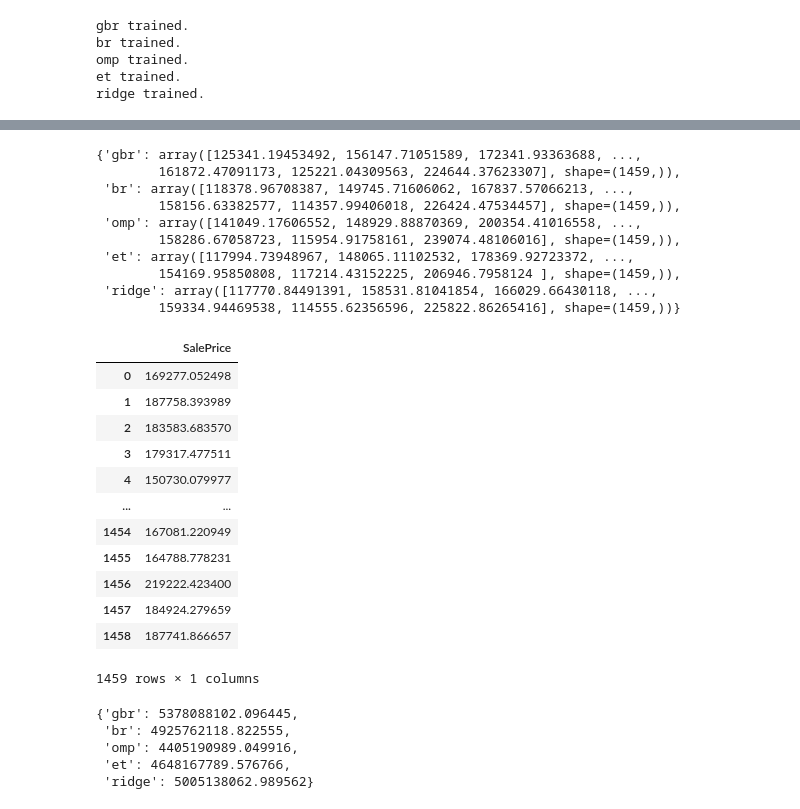
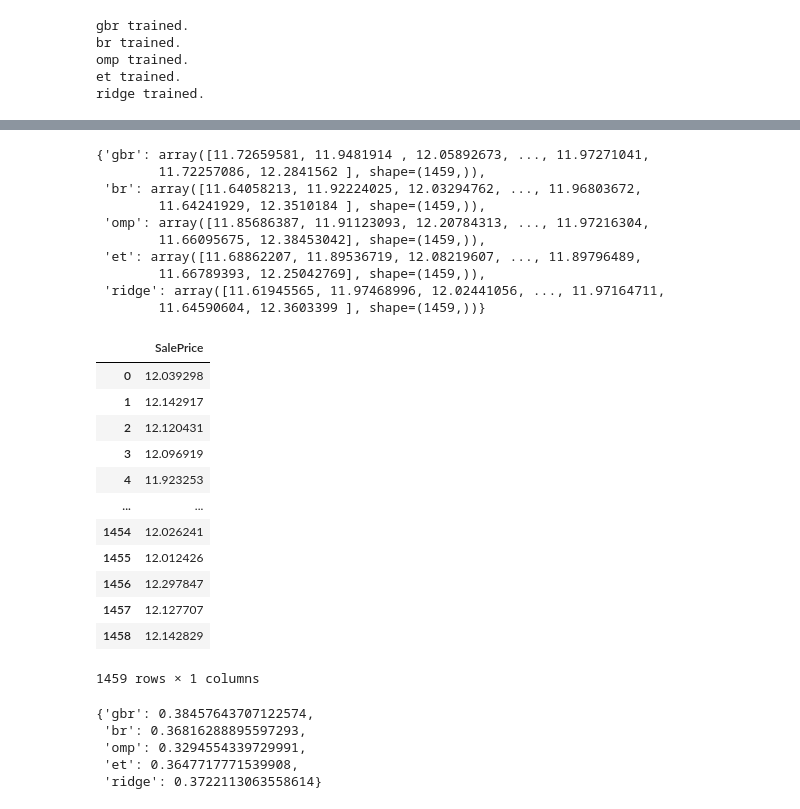
Before and after one commit to petermok-1213/house-price-regression, a Jupyter notebook: ipynb/random_forest_regression.ipynb, the cells around one changed output, grey strips where cells are left out. Saved outputs shown, nothing was run; the diff lists cells and outputs as text; code cells hidden in the pictures.

```diff
--- a/ipynb/random_forest_regression.ipynb
+++ b/ipynb/random_forest_regression.ipynb
@@ -731,40 +721,41 @@ X_test
 # %%
-y_preds = {name: np.exp(model.predict(X_test)) for name, model in models.items() }
+y_preds = {name: model.predict(X_test) for name, model in models.items() }
 y_preds
 # %% [output]
-{'gbr': array([125341.19453492, 156147.71051589, 172341.93363688, ...,
-        161872.47091173, 125221.04309563, 224644.37623307], shape=(1459,)),
- 'br': array([118378.96708387, 149745.71606062, 167837.57066213, ...,
-        158156.63382577, 114357.99406018, 226424.47534457], shape=(1459,)),
- 'omp': array([141049.17606552, 148929.88870369, 200354.41016558, ...,
-        158286.67058723, 115954.91758161, 239074.48106016], shape=(1459,)),
- 'et': array([117994.73948967, 148065.11102532, 178369.92723372, ...,
-        154169.95850808, 117214.43152225, 206946.7958124 ], shape=(1459,)),
- 'ridge': array([117770.84491391, 158531.81041854, 166029.66430118, ...,
-        159334.94469538, 114555.62356596, 225822.86265416], shape=(1459,))}
+{'gbr': array([11.72659581, 11.9481914 , 12.05892673, ..., 11.97271041,
+        11.72257086, 12.2841562 ], shape=(1459,)),
+ 'br': array([11.64058213, 11.92224025, 12.03294762, ..., 11.96803672,
+        11.64241929, 12.3510184 ], shape=(1459,)),
+ 'omp': array([11.85686387, 11.91123093, 12.20784313, ..., 11.97216304,
+        11.66095675, 12.38453042], shape=(1459,)),
+ 'et': array([11.68862207, 11.89536719, 12.08219607, ..., 11.89796489,
+        11.66789393, 12.25042769], shape=(1459,)),
+ 'ridge': array([11.61945565, 11.97468996, 12.02441056, ..., 11.97164711,
+        11.64590604, 12.3603399 ], shape=(1459,))}
 # %%
 y_true = pd.read_csv('../dataset/sample_submission.csv').drop('Id', axis=1)
+y_true = np.log1p(y_true)
 y_true
 # %% [output]
 |  | SalePrice |
-| 0 | 169277.052498 |
-| 1 | 187758.393989 |
-| 2 | 183583.683570 |
-| 3 | 179317.477511 |
-| 4 | 150730.079977 |
+| 0 | 12.039298 |
+| 1 | 12.142917 |
+| 2 | 12.120431 |
+| 3 | 12.096919 |
+| 4 | 11.923253 |
 | ... | ... |
-| 1454 | 167081.220949 |
-| 1455 | 164788.778231 |
-| 1456 | 219222.423400 |
-| 1457 | 184924.279659 |
-| 1458 | 187741.866657 |
+| 1454 | 12.026241 |
+| 1455 | 12.012426 |
+| 1456 | 12.297847 |
+| 1457 | 12.127707 |
+| 1458 | 12.142829 |
 1459 rows × 1 columns
 # %%
-MSEs = {name: mean_squared_error(y_true=y_true, y_pred=y_preds[name]) for name, _ in models.items()}
-MSEs
+errs = {name: root_mean_squared_error(y_true, y_preds[name]) for name, _ in models.items()}
+errs
 # %% [output]
-{'gbr': 5378088102.096445,
- 'br': 4925762118.822555,
- 'omp': 4405190989.049916,
- 'et': 4648167789.576766,
- 'ridge': 5005138062.989562}
+{'gbr': 0.38457643707122574,
+ 'br': 0.36816288895597293,
+ 'omp': 0.3294554339729991,
+ 'et': 0.3647717771539908,
+ 'ridge': 0.3722113063558614}
```
Also changed, not shown: parts of 6 cells of this notebook, 1 other file.
